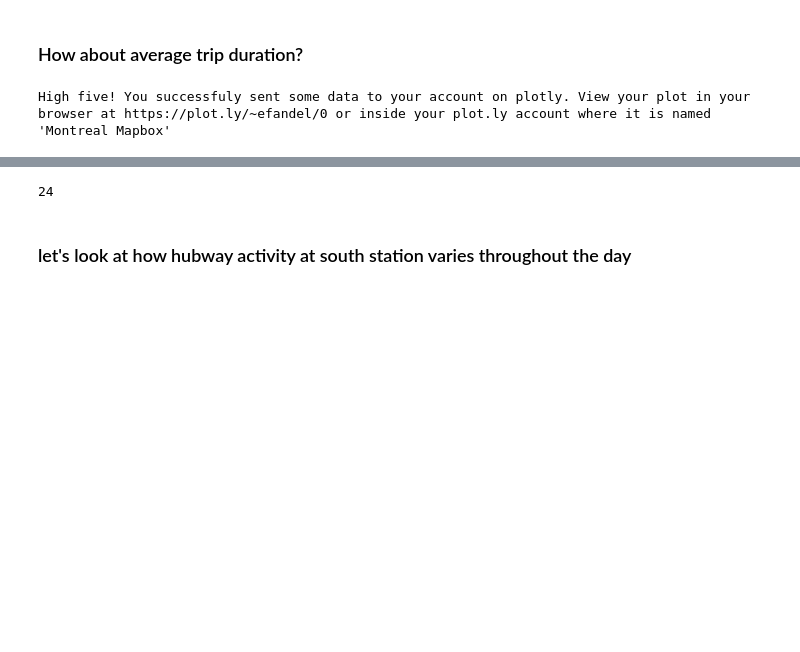
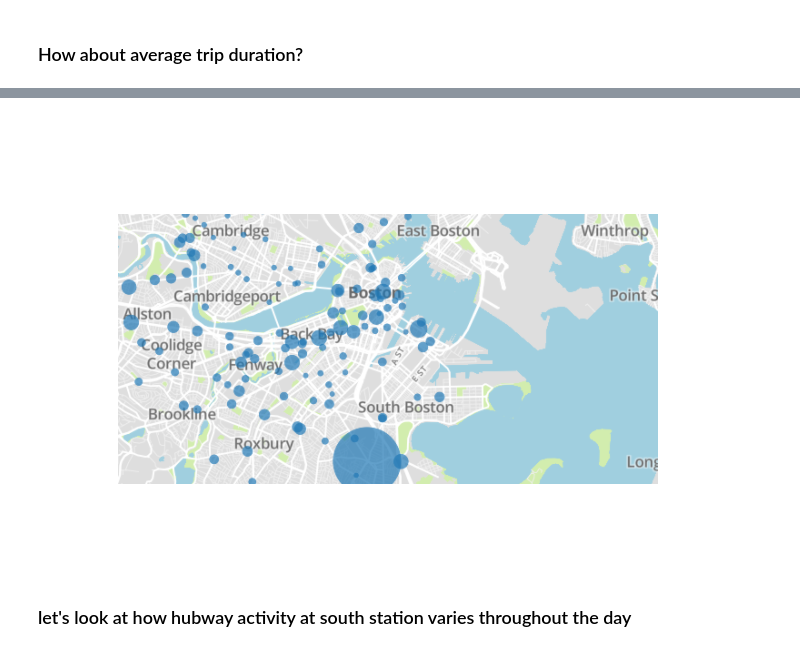
Before and after one commit to ericfandel/DataScience, a Jupyter notebook: Hubway Dataset - Exploration & Visualization.ipynb, the cells around one changed output, grey strips where cells are left out. Saved outputs shown, nothing was run; the diff lists cells and outputs as text; code cells hidden in the pictures; blank space fills up the shorter version.

```diff
--- a/Hubway Dataset - Exploration & Visualization.ipynb
+++ b/Hubway Dataset - Exploration & Visualization.ipynb
@@ -186,7 +173,7 @@ layout = Layout(
     ),
 )
 
-fig = dict(data=data,layout=layout)
-py.iplot(fig, filename='Montreal Mapbox')
+#fig = dict(data=data,layout=layout)
+#py.iplot(fig, filename='Montreal Mapbox')
+Image(filename='/Users/efandel/Desktop/GitHub/ride_duration.png')
 # %% [output]
-High five! You successfuly sent some data to your account on plotly. View your plot in your browser at https://plot.ly/~efandel/0 or inside your plot.ly account where it is named 'Montreal Mapbox'
@@ -194,7 +180,4 @@ High five! You successfuly sent some data to your account on plotly. View your p
+[figure, added]
-# %%
-trip_data.start_date.str.split(' ').str[1].str.split(':').str[0]
-# %% [output]
-24
 # %% [markdown]
 ### let's look at how hubway activity at south station varies throughout the day
 # %%
```
Also changed, not shown: parts of 4 cells of this notebook.
